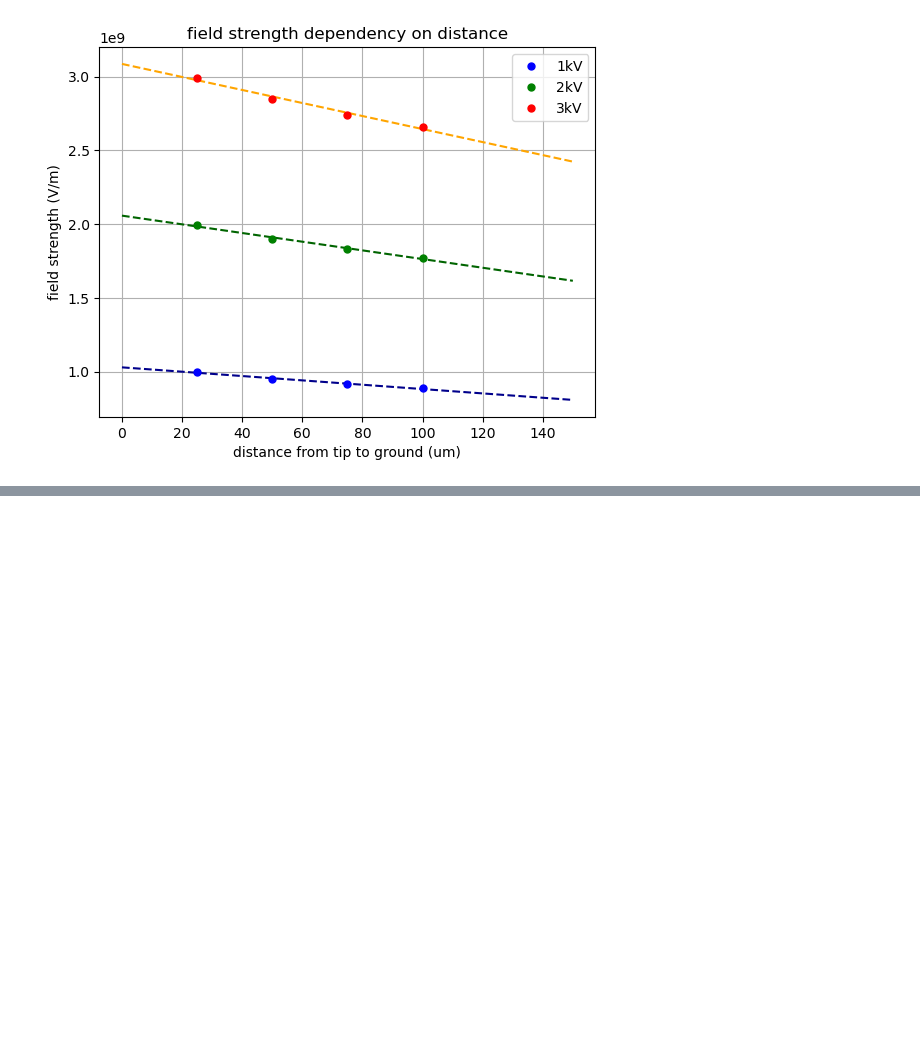
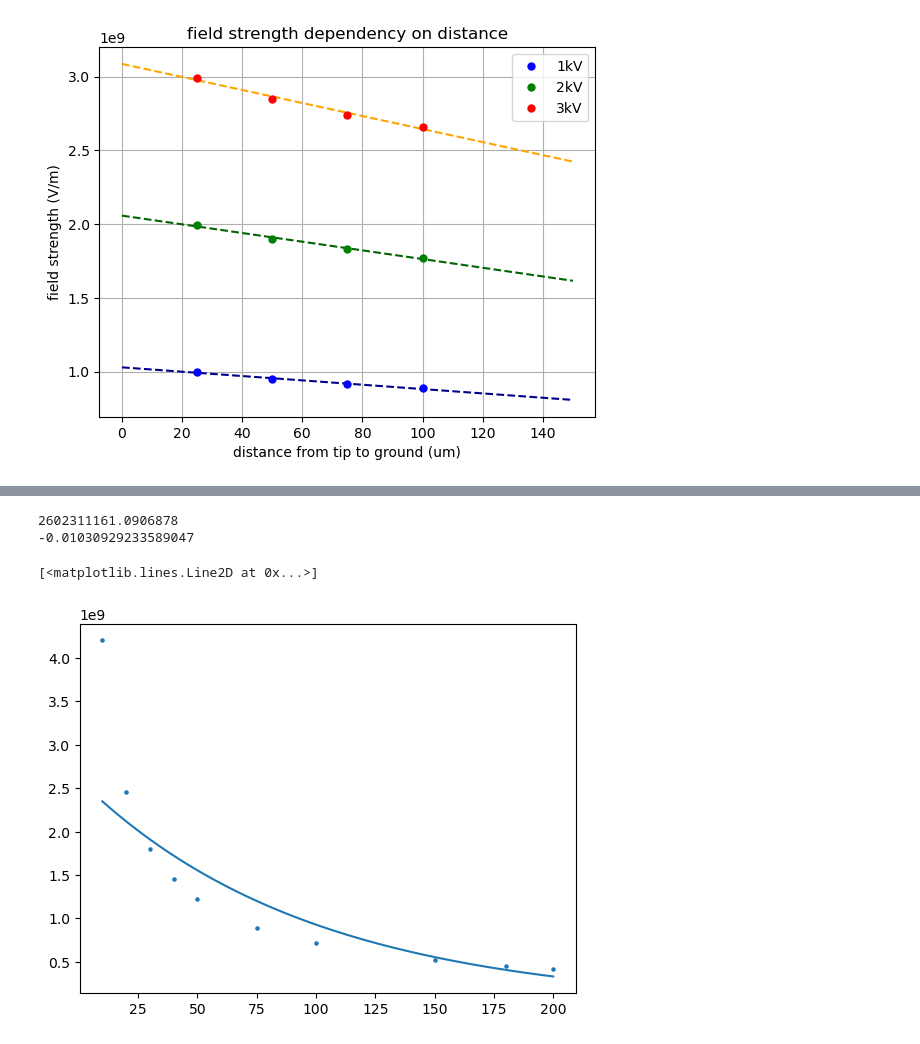
Before and after one commit to Kyatn/FEA-analysis, a Jupyter notebook: plotsForMsC.ipynb, the cells around one changed output, grey strips where cells are left out. Cells and saved outputs as stored; diff of their text form; code cells hidden in the pictures; blank space fills up the shorter version.

```diff
--- a/plotsForMsC.ipynb
+++ b/plotsForMsC.ipynb
@@ -111,0 +140,22 @@ Text(0.5, 1.0, 'field strength dependency on distance')
+# %%
+d = 0
+p = np.polyfit(data[d]['radius'], np.log(data[d]['electricField']), 1)
+#p =np.poly1d(np.polyfit(data[d]['radius'], data[d]['electricField'], 6))
+#fitted.append(p)
+a_ele = np.exp(p[1])
+#a.append(a_ele)
+print(a_ele)
+b_ele = p[0]
+#b.append(b_ele)
+print(b_ele)
+
+x_fitted = np.linspace(np.min(data[d]['radius']), np.max(data[d]['radius']), 100)
+y_fitted = a_ele * np.exp(b_ele * x_fitted)
+
+plt.scatter(data[d]['radius'], data[d]['electricField'], s=5, label = label[i])
+plt.plot(x_fitted, y_fitted)
+# %% [output]
+2602311161.0906878
+-0.01030929233589047
+[<matplotlib.lines.Line2D at 0x...>]
+[figure, added]
```
Also changed, not shown: parts of 7 cells of this notebook.
